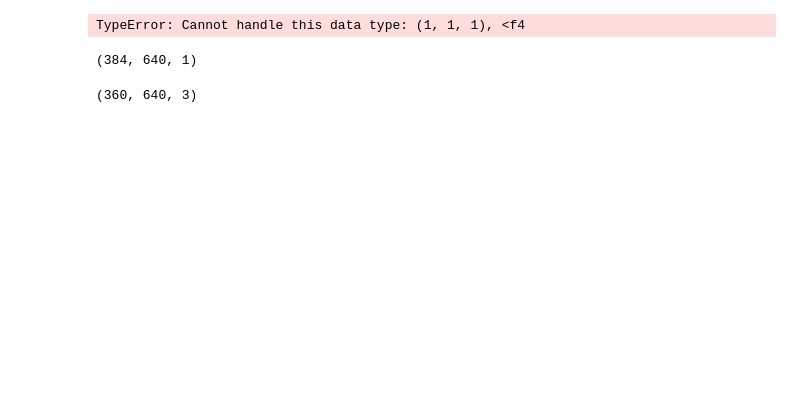
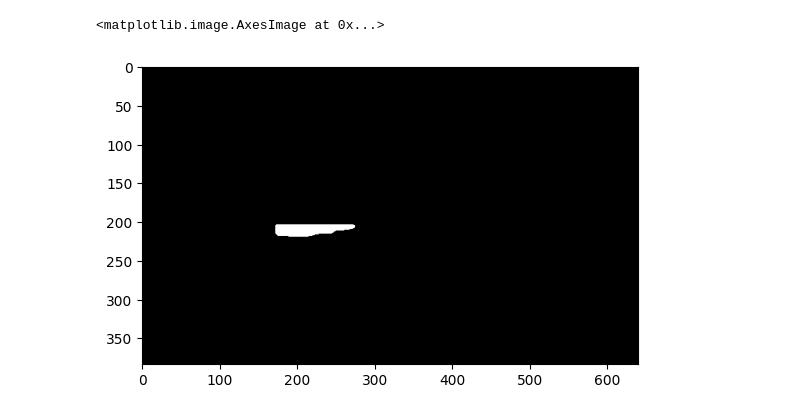
Before and after one commit to yjmd2222/Live-detection-of-traffic-violations-of-personal-automobiles, a Jupyter notebook: YOLOv8_segmentation/epochs89_batch64_size640360_count9027/test_result.ipynb, the cells around one changed output. Cells and saved outputs as stored; diff of their text form; code cells hidden in the pictures; blank space fills up the shorter version.

Commit message:
yolov8-det-4-channel 실패작

```diff
--- a/YOLOv8_segmentation/epochs89_batch64_size640360_count9027/test_result.ipynb
+++ b/YOLOv8_segmentation/epochs89_batch64_size640360_count9027/test_result.ipynb
@@ -12,7 +12,8 @@ from select_image import select_image
 model = YOLO(r'runs\segment\train\weights\best.pt') # 오류 시 필요 패키지 자동 다운로드 후 한 번 더 실행해야 할 수도 있음.
 # %%
 # get image path
-image_path = select_image('test')
+# image_path = select_image('test')
+image_path = r'C:\Users\jinmo\Documents\GitHub\tp2-copy\YOLOv8_segmentation\epochs89_batch64_size640360_count9027\Image20230821115521.png'
 
 # Run inference on image
 results = model(image_path)  # results list
@@ -46,16 +33,0 @@ Image.fromarray(im_array).show()
-# %%
-import numpy as np
-
-test_array = np.array(np.reshape(array,(384,640,1)))
-test = Image.fromarray(test_array)
-test.show()
-# %% [output]
-TypeError: Cannot handle this data type: (1, 1, 1), <f4
-# %%
-test_array.shape
-# %% [output]
-(384, 640, 1)
-# %%
-im_array.shape
-# %% [output]
-(360, 640, 3)
@@ -61,0 +49,7 @@ im_array.shape
+# %%
+import matplotlib.pyplot as plt
+
+plt.imshow(r.masks.data[3], cmap='gray')
+# %% [output]
+<matplotlib.image.AxesImage at 0x...>
+[figure, added]
```
Also changed, not shown: parts of 8 cells of this notebook, 1 other file.
